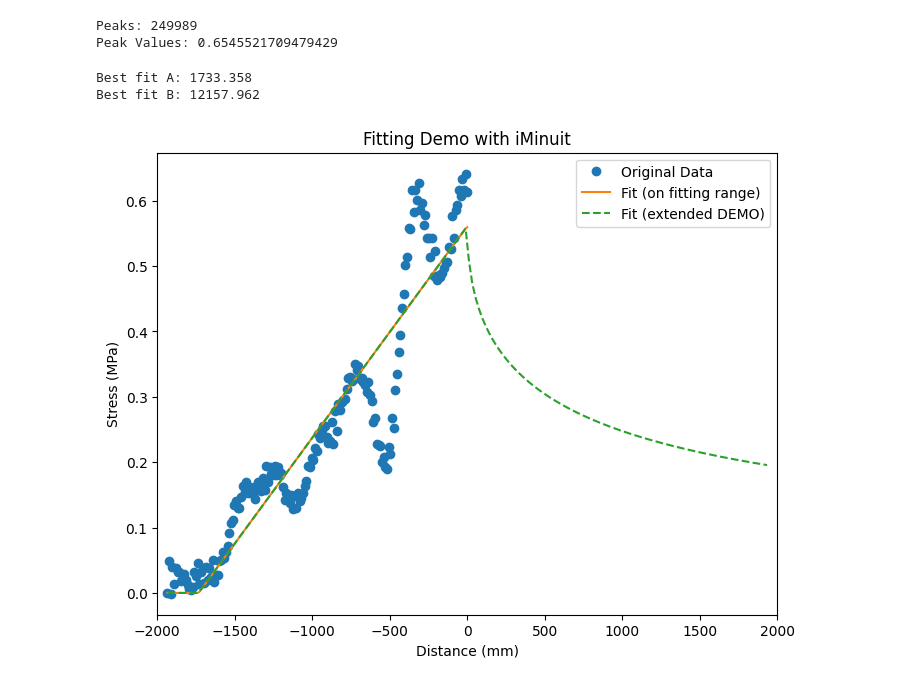
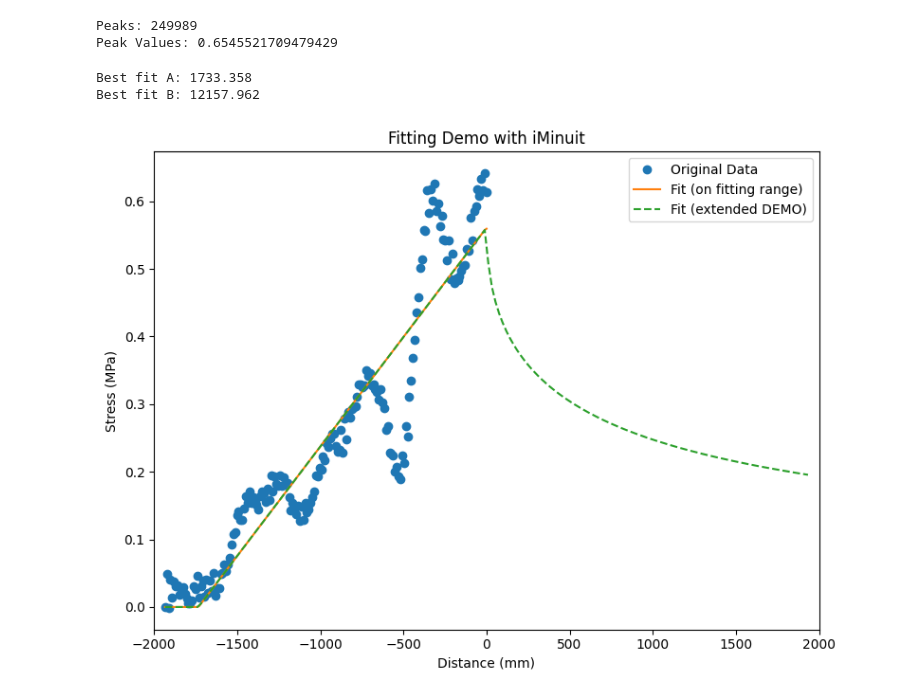
Before and after one commit to Gauss963/PSU-Dynamic-Strain, a Jupyter notebook: Code/p5979.ipynb, the cells around one changed output. Cells and saved outputs as stored; diff of their text form; code cells hidden in the pictures.

```diff
--- a/Code/p5979.ipynb
+++ b/Code/p5979.ipynb
@@ -16,5 +18,5 @@ C_d = 4790    # Longitudinal wave speed (m/s)
 # %%
-filename = '../Data/p5979e.npz'
+filename = f'../Data/{experiment_SN}e.npz'
 # %%
 data = np.load(filename, allow_pickle = True)
 data = data["experiment"][()]
@@ -151,34 +151,36 @@ print(f"Best fit A: {Xc_fit:.3f}")
 print(f"Best fit B: {Gamma_fit:.3f}")
 
 # ------------------------------------------------------------------------
 # (4) 繪圖：比較原始資料和 fit 結果
 # ------------------------------------------------------------------------
 # 0) Setup Figure
 plt.figure(figsize = (8, 6))
 
 # 1) 原始資料 (只到 0, 共 180 點)
 plt.plot(DISTANCE_FOR_FIT, STRESS_MPA_FOR_FIT, "o", label="Original Data")
 
 # 2) 最佳擬合後，示範如何畫出「對應 DISTANCE_FOR_FIT」的擬合曲線
 STRESS_MPA_FIT_CURVE = DataProcessor.fitting_function(Xc_fit, C_f, Gamma_fit, DISTANCE_FOR_FIT, 8e-3) / 10**6
 plt.plot(DISTANCE_FOR_FIT, STRESS_MPA_FIT_CURVE, "-", label="Fit (on fitting range)")
 
 # 3) 若想擴大範圍 (對應 DISTANCE_FOR_DEMO)
 STRESS_MPA_FOR_DEMO = DataProcessor.fitting_function(Xc_fit, C_f, Gamma_fit, DISTANCE_FOR_DEMO, 8e-3) / 10**6
 plt.plot(DISTANCE_FOR_DEMO, STRESS_MPA_FOR_DEMO, "--", label="Fit (extended DEMO)")
 
 # 設定 x, y 範圍
 plt.xlim(-2000, 2000)
 plt.xlabel("Distance (mm)")
 plt.ylabel("Stress (MPa)")
 plt.legend()
 plt.title("Fitting Demo with iMinuit")
+plt.tight_layout()
+plt.savefig(f'../Plot/{experiment_SN}_fitting_view.pdf', dpi = 300)
 plt.show()
 plt.close()
 # %% [output]
 Best fit A: 1733.358
 Best fit B: 12157.962
-[figure, old version]
+[figure, new version]
 # %%
 plt.figure(figsize = (12, 9))
 
```
Also changed, not shown: parts of 4 cells of this notebook, 4 other files.
